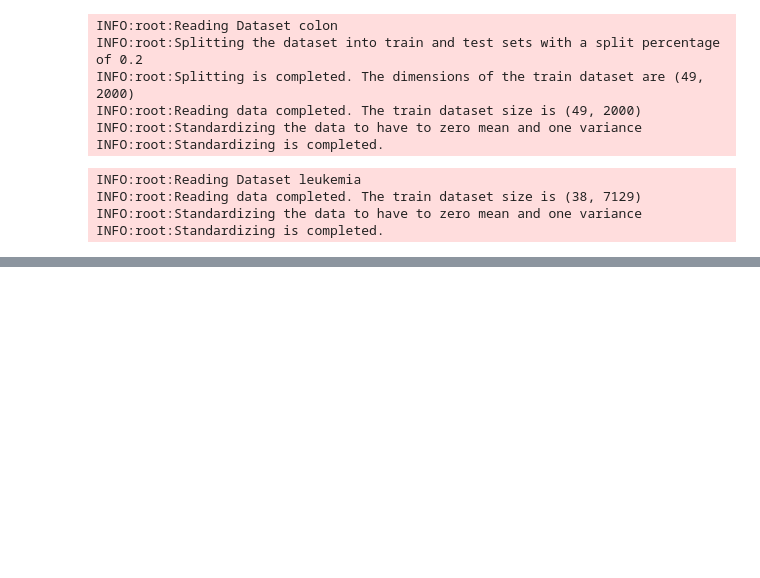
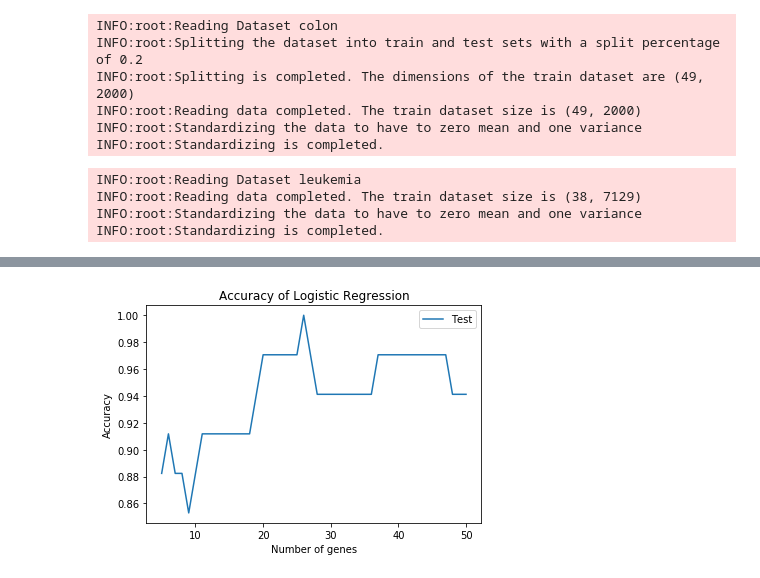
Before and after one commit to avinashingit/cancer-classification, a Jupyter notebook: Code/cancer_classification.ipynb, the cells around one changed output, grey strips where cells are left out. Cells and saved outputs as stored; diff of their text form; code cells hidden in the pictures; blank space fills up the shorter version.

Commit message:
Completed the modelling part of both Colon and Leukemia datasets

```diff
--- a/Code/cancer_classification.ipynb
+++ b/Code/cancer_classification.ipynb
@@ -223,0 +241,17 @@ calculate_accuracies(leukemia_data.X_train, leukemia_data.Y_train, leukemia_data
+# %%
+# KNN
+# model = build_nearest_neighbor_model(data.X_train, data.Y_train, feature_indices=best_features)
+# calculate_accuracies(data.X_train, data.Y_train, data.X_test, data.Y_test, model, feature_indices=best_features)
+
+# Naive Bayes
+# model = build_naive_bayes_model(data.X_train, data.Y_train, feature_indices=best_features)
+# calculate_accuracies(data.X_train, data.Y_train, data.X_test, data.Y_test, model, feature_indices=best_features)
+
+# Logistic Regression
+# model = build_logistic_regression_model(data.X_train, data.Y_train, feature_indices=best_features)
+# calculate_accuracies(data.X_train, data.Y_train, data.X_test, data.Y_test, model, feature_indices=best_features)
+
+# Logistic Regression
+model = build_svm_model(data.X_train, data.Y_train, feature_indices=best_features)
+calculate_accuracies(data.X_train, data.Y_train, data.X_test, data.Y_test, model, feature_indices=best_features)
+#plot_roc_curve(data.X_train, data.Y_train, data.X_test, data.Y_test, model, feature_indices=best_features)
@@ -227,0 +313,29 @@ array([0.86666667, 0.86666667, 1.        , 0.71428571, 0.71428571])
+# %%
+def test_for_all_svm(data):
+    from collections import defaultdict
+    train_scores = defaultdict(list)
+    test_scores = defaultdict(list)
+    for nf in range(5, 51):
+        best_features = get_kbest_features(data.X_train, data.Y_train, nf)
+        model = build_svm_model(data.X_train, data.Y_train, feature_indices=best_features)
+        train_acc, test_acc = calculate_accuracies(data.X_train, data.Y_train, data.X_test, data.Y_test, model, feature_indices=best_features)
+        train_scores[1].append(train_acc)
+        test_scores[1].append(test_acc)
+    return train_scores, test_scores
+# %%
+# train_scores, test_scores = test_for_all_knn(data)
+# train_scores, test_scores = test_for_all_gnb(data)
+# train_scores, test_scores = test_for_all_rf(data)
+train_scores, test_scores = test_for_all_svm(data)
+# train_scores, test_scores = test_for_all_lr(data)
+# %%
+plt.figure()
+# plt.plot(list(range(5, 51)), train_scores[1], label = "Train")
+plt.plot(list(range(5, 51)), test_scores[1], label = "Test")
+plt.title("Accuracy of Logistic Regression")
+plt.xlabel("Number of genes")
+plt.ylabel("Accuracy")
+plt.legend()
+plt.show()
+# %% [output]
+[figure, added]
```
Also changed, not shown: parts of 21 cells of this notebook.
